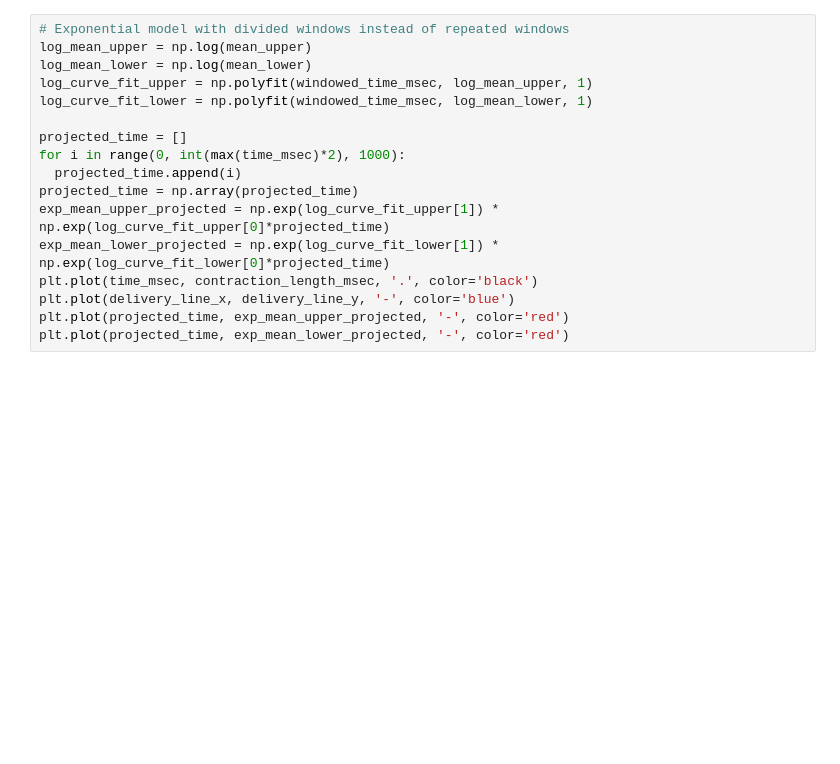
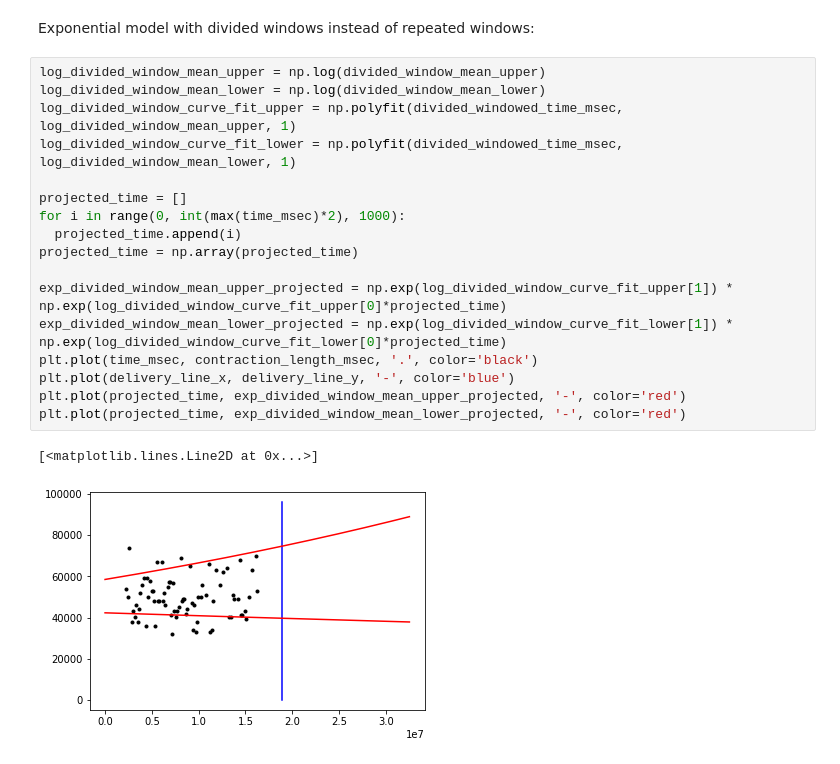
Before and after one commit to josephmate/PredictBabyDelivery, a Jupyter notebook: analysis.ipynb, the cells around one changed output. Drawn from its saved outputs; the diff is of its cells as text; blank space fills up the shorter version.

```diff
--- a/analysis.ipynb
+++ b/analysis.ipynb
@@ -131,17 +145,22 @@ plt.ylim([0, max(contraction_length_msec)*1.2])
+# %% [markdown]
+Exponential model with divided windows instead of repeated windows:
 # %%
-# Exponential model with divided windows instead of repeated windows
-log_mean_upper = np.log(mean_upper)
-log_mean_lower = np.log(mean_lower)
-log_curve_fit_upper = np.polyfit(windowed_time_msec, log_mean_upper, 1)
-log_curve_fit_lower = np.polyfit(windowed_time_msec, log_mean_lower, 1)
+log_divided_window_mean_upper = np.log(divided_window_mean_upper)
+log_divided_window_mean_lower = np.log(divided_window_mean_lower)
+log_divided_window_curve_fit_upper = np.polyfit(divided_windowed_time_msec, log_divided_window_mean_upper, 1)
+log_divided_window_curve_fit_lower = np.polyfit(divided_windowed_time_msec, log_divided_window_mean_lower, 1)
 
 projected_time = []
 for i in range(0, int(max(time_msec)*2), 1000):
   projected_time.append(i)
 projected_time = np.array(projected_time)
-exp_mean_upper_projected = np.exp(log_curve_fit_upper[1]) * np.exp(log_curve_fit_upper[0]*projected_time)
-exp_mean_lower_projected = np.exp(log_curve_fit_lower[1]) * np.exp(log_curve_fit_lower[0]*projected_time)
+
+exp_divided_window_mean_upper_projected = np.exp(log_divided_window_curve_fit_upper[1]) * np.exp(log_divided_window_curve_fit_upper[0]*projected_time)
+exp_divided_window_mean_lower_projected = np.exp(log_divided_window_curve_fit_lower[1]) * np.exp(log_divided_window_curve_fit_lower[0]*projected_time)
 plt.plot(time_msec, contraction_length_msec, '.', color='black')
 plt.plot(delivery_line_x, delivery_line_y, '-', color='blue')
-plt.plot(projected_time, exp_mean_upper_projected, '-', color='red')
-plt.plot(projected_time, exp_mean_lower_projected, '-', color='red')
+plt.plot(projected_time, exp_divided_window_mean_upper_projected, '-', color='red')
+plt.plot(projected_time, exp_divided_window_mean_lower_projected, '-', color='red')
+# %% [output]
+[<matplotlib.lines.Line2D at 0x...>]
+[figure, added]
```
Also changed, not shown: parts of 12 cells of this notebook.
